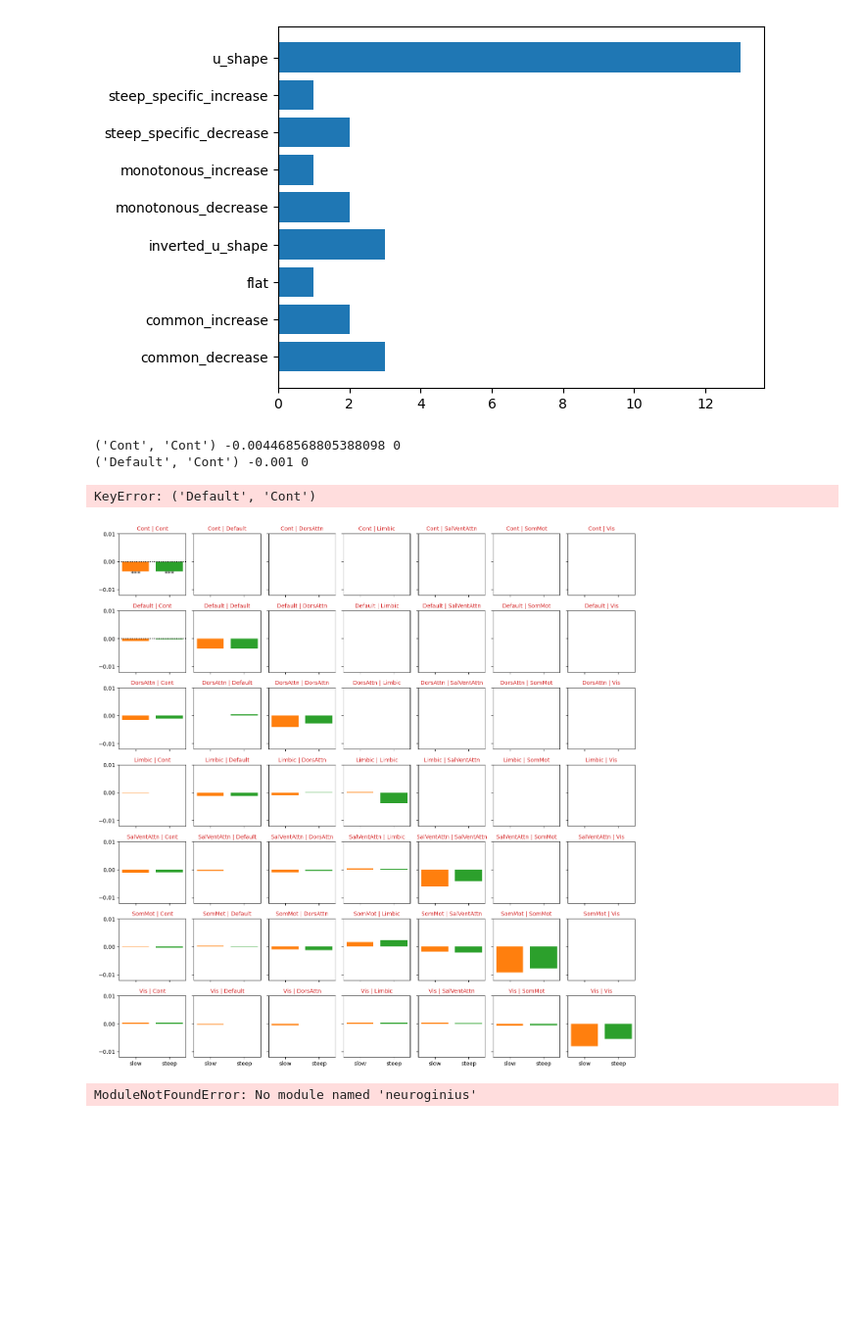
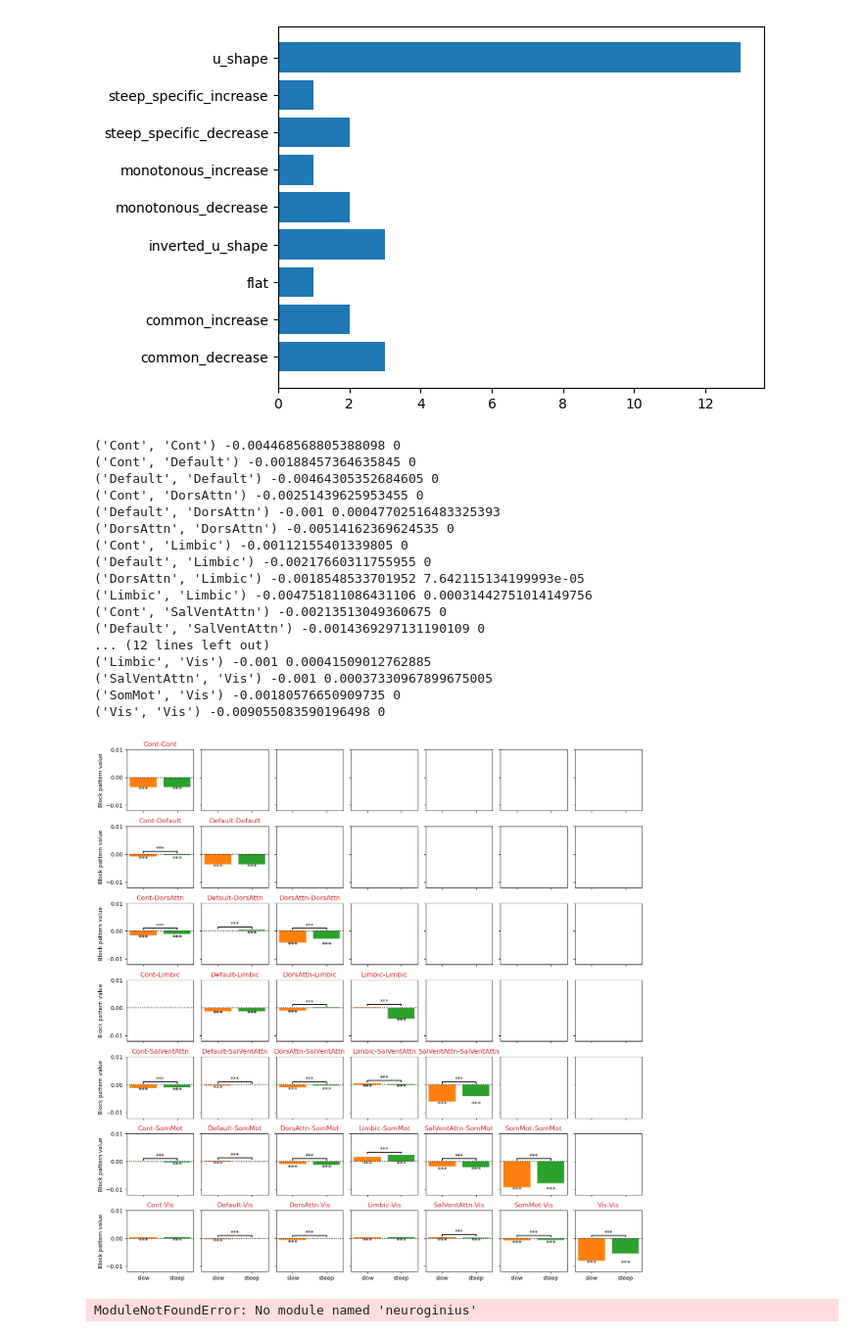
Before and after one commit to jonathan-legrand/article-figures, a Jupyter notebook: plot_connectivity_with_profiles.ipynb, the cells around one changed output. Shown at 98% size. Drawn from its saved outputs; the diff is of its cells as text; code cells hidden in the pictures; blank space fills up the shorter version.

Commit message:
Fix titles again

```diff
--- a/plot_connectivity_with_profiles.ipynb
+++ b/plot_connectivity_with_profiles.ipynb
@@ -161,7 +161,7 @@ grid = sns.FacetGrid(
     row="node_b",
     hue="cluster_label",
     palette=("tab:orange", "tab:green"),
-    #margin_titles=True,
+    margin_titles=False,
     sharex=True,
     sharey=True,
     despine=False,
@@ -171,9 +171,10 @@ grid = sns.FacetGrid(
 grid.map(plt.bar, "cluster_label", "pattern_value")
 #grid.set_titles(template="{col_name}-{row_name}", fontsize="xx-large", color="red", fontweight="heavy")
 grid.set_titles(
+    template="{col_name}-{row_name}",
     row_template="{row_name}",
     col_template="{col_name}",
-    color="tab:red", fontweight="roman", fontsize="large"
+    color="tab:red", fontweight="roman", size="large"
 )
 #grid.set(xticks=[1, 2], yticks=[])
 grid.set(xticks=[1, 2], yticks=[-0.010, 0, 0.010])
@@ -192,11 +193,13 @@ comp_pairs = (
 )
 h = 0.001 # graphic offset param
 
+
+
 tril_iterator = zip(net_square[tril_idx], grid.axes[tril_idx])
 for i, (networks, ax) in enumerate(tril_iterator):
 
-    networks = tuple(ax.title.get_text().split(" | "))
-    #networks = tuple(networks[::-1]) # Hacky hacky
+    #networks = tuple(ax.title.get_text().split(" | "))
+    networks = tuple(networks[::-1]) # Hacky hacky
     gridmsk = (test_outcome.sorted_pair == tuple(networks))
 
     y_bar = df_scaled[df_scaled.sorted_pair == networks].pattern_value.max()
@@ -210,40 +213,55 @@ for i, (networks, ax) in enumerate(tril_iterator):
     #ax.text(1.5, 0.005, case, ha="center")  # Display text of trend labels
     #ax.set_facecolor(color_mapping[case]) # Display colors of trend labels
 
-    #ax.set_ylabel("P - P_stable")
+    ax.set_ylabel("Block pattern value")
     #if tril_idx[1][i] == tril_idx[0][i]:
     #    ax.set_title(networks[1], fontsize="large", color="tab:red", fontweight="roman")
+
 
     for x, (a, b) in comp_pairs:
         col_msk = (test_outcome.clusterlabel_a == a) & (test_outcome.clusterlabel_b == b)
         pval = test_outcome.loc[gridmsk & col_msk, "p adj"].values[0]
 
         if 0.01 <= pval < 0.05:
             annotation = "*"
             col = "black"
         elif 0.001 <=  pval < 0.01:
             annotation = "**"
             col = "black"
         elif pval <= 0.001:
             annotation = "***"
             col = "black"
         else:
             annotation = ""
             col = "white"
 
         if x == 3:
             ax.plot([1, 1, 2, 2], [y_bar + h/2, y_bar + h, y_bar + h, y_bar + h/2], c=col)
             ax.text(1.5, y_bar + h, annotation, ha='center', va='bottom')
         else:
             ax.text(x, y - h, annotation, ha="center", va="bottom", fontsize=12, color="black")
 
 for ax in grid.axes[triu_idx]:
     ax.set_title("")
 # %% [output]
 ('Cont', 'Cont') -0.004468568805388098 0
-('Default', 'Cont') -0.001 0
+('Cont', 'Default') -0.00188457364635845 0
+('Default', 'Default') -0.00464305352684605 0
+('Cont', 'DorsAttn') -0.00251439625953455 0
+('Default', 'DorsAttn') -0.001 0.00047702516483325393
+('DorsAttn', 'DorsAttn') -0.00514162369624535 0
+('Cont', 'Limbic') -0.00112155401339805 0
+('Default', 'Limbic') -0.00217660311755955 0
+('DorsAttn', 'Limbic') -0.0018548533701952 7.642115134199993e-05
+('Limbic', 'Limbic') -0.004751811086431106 0.00031442751014149756
+('Cont', 'SalVentAttn') -0.00213513049360675 0
+('Default', 'SalVentAttn') -0.0014369297131190109 0
+... (12 lines left out)
+('Limbic', 'Vis') -0.001 0.00041509012762885
+('SalVentAttn', 'Vis') -0.001 0.00037330967899675005
+('SomMot', 'Vis') -0.00180576650909735 0
+('Vis', 'Vis') -0.009055083590196498 0
-KeyError: ('Default', 'Cont')
-[figure, old version]
+[figure, new version]
 # %%
 networks = df.node_a.unique()
 patterns_matrix = np.zeros((len(networks), len(networks)), dtype=object)
```
